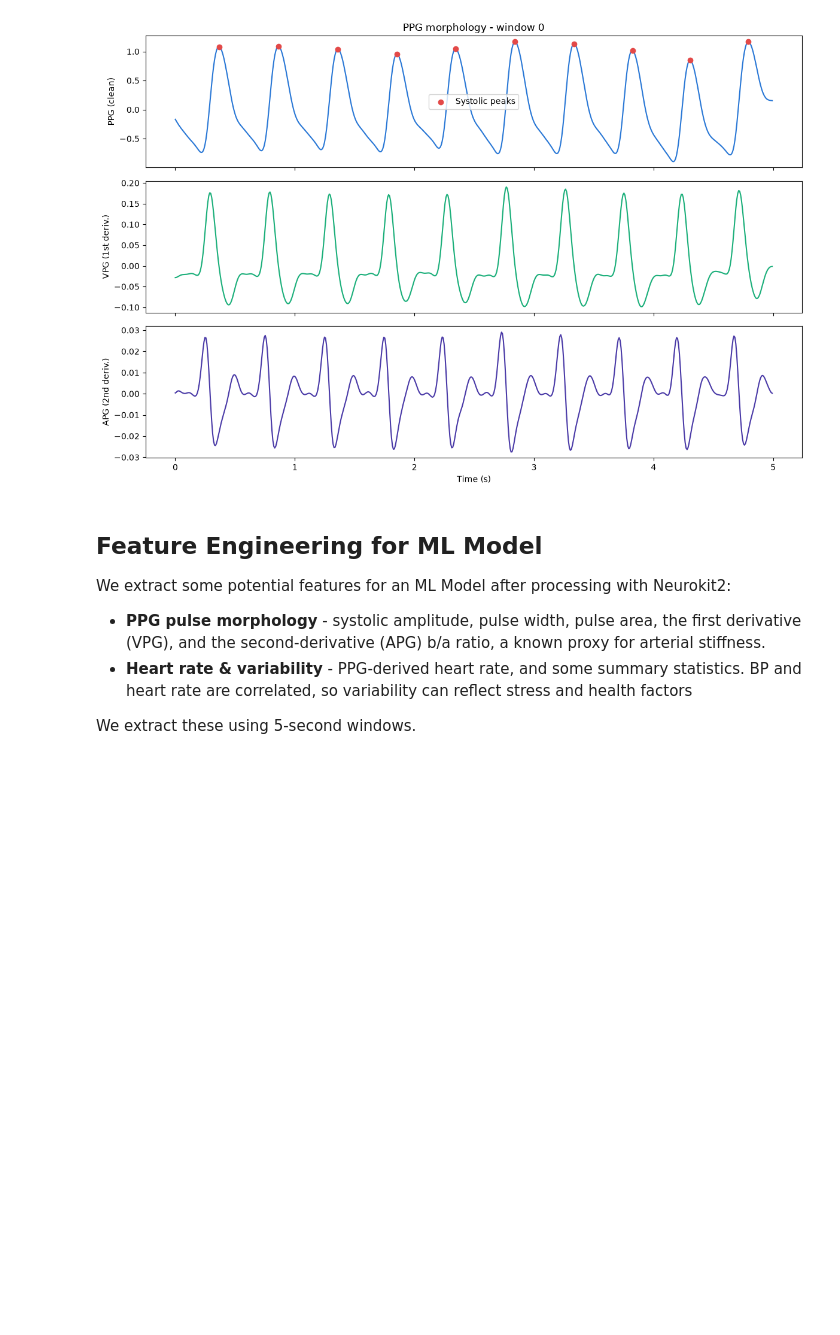
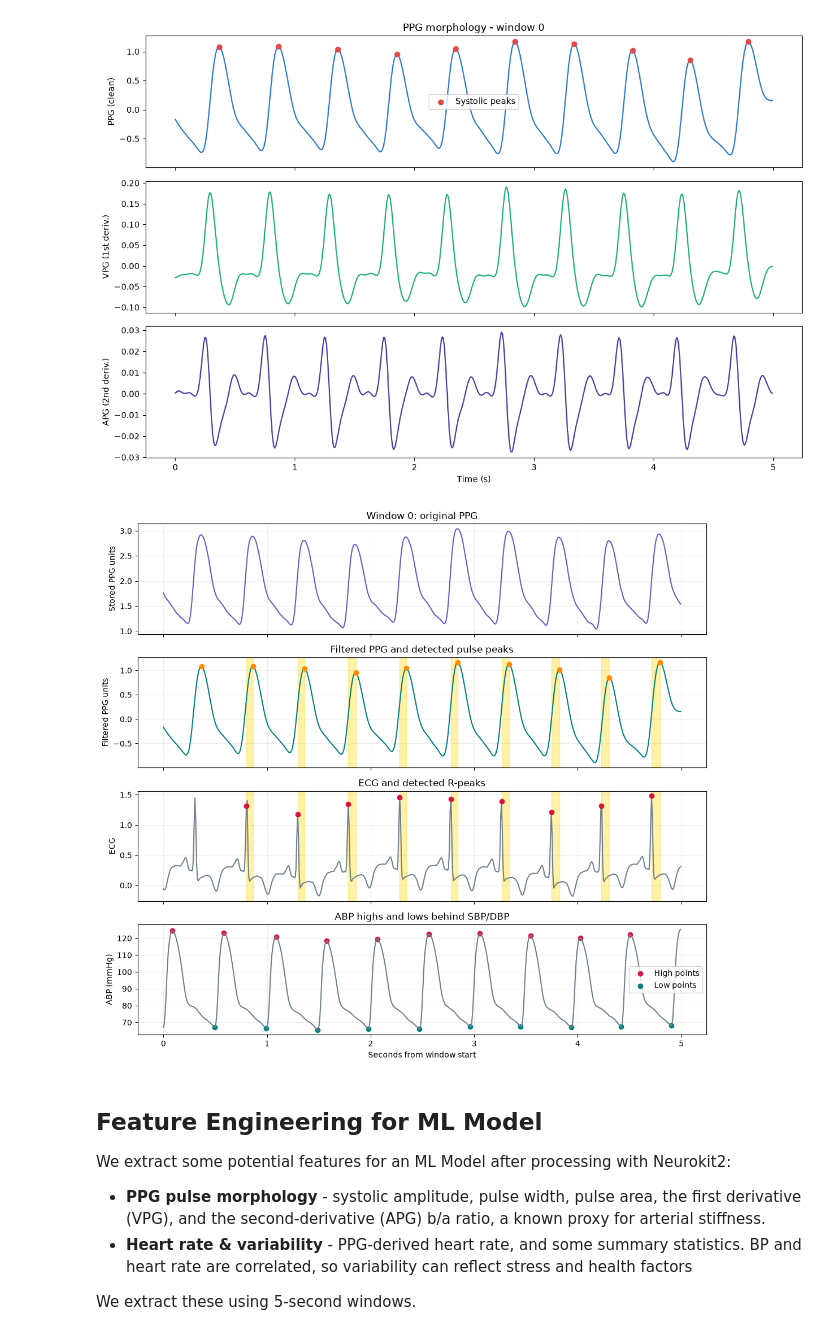
Before and after one commit to Break-Through-Tech/Microsoft-1C-educational-blood-pressure-estimation, a Jupyter notebook: notebooks/data_exploration.ipynb, the cells around one changed output. Cells and saved outputs as stored; diff of their text form; code cells hidden in the pictures; blank space fills up the shorter version.

```diff
--- a/notebooks/data_exploration.ipynb
+++ b/notebooks/data_exploration.ipynb
@@ -313,6 +463,44 @@ plt.tight_layout()
 plt.show()
 # %% [output]
 [figure]
+# %%
+# Check the detected peaks against the signals for one window
+# Change idx to look at another window. Gold bands = PTT (R-peak -> next PPG peak).
+idx = 0
+ppg_sig, ppg_info = nk.ppg_process(ppg[idx], sampling_rate=sample_size)
+ecg_sig, ecg_info = nk.ecg_process(ecg[idx], sampling_rate=sample_size)
+cleaned = ppg_sig['PPG_Clean'].values
+selected = np.asarray(ppg_info['PPG_Peaks'], dtype=int)
+r_peaks = np.asarray(ecg_info['ECG_R_Peaks'], dtype=int)
+highs, _ = find_peaks(bp[idx], distance=round(0.40 * sample_size))
+lows, _ = find_peaks(-bp[idx], distance=round(0.40 * sample_size))
+time = np.arange(window_size) / sample_size
+
+fig, axes = plt.subplots(4, 1, figsize=(11, 10), sharex=True)
+axes[0].plot(time, ppg[idx], color="slateblue")
+axes[0].set(ylabel="Stored PPG units", title=f"Window {idx}: original PPG")
+axes[1].plot(time, cleaned, color="teal")
+axes[1].scatter(selected / sample_size, cleaned[selected], color="darkorange", zorder=3)
+axes[1].set(ylabel="Filtered PPG units", title="Filtered PPG and detected pulse peaks")
+axes[2].plot(time, ecg[idx], color="slategray")
+axes[2].scatter(r_peaks / sample_size, ecg[idx][r_peaks], color="crimson", zorder=3)
+axes[2].set(ylabel="ECG", title="ECG and detected R-peaks")
+axes[3].plot(time, bp[idx], color="slategray")
+axes[3].scatter(highs / sample_size, bp[idx][highs], color="crimson", label="High points")
+axes[3].scatter(lows / sample_size, bp[idx][lows], color="teal", label="Low points")
+axes[3].set(xlabel="Seconds from window start", ylabel="ABP (mmHg)", title="ABP highs and lows behind SBP/DBP")
+axes[3].legend()
+for r in r_peaks:
+    nxt = selected[(selected > r) & (selected < r + int(0.6 * sample_size))]
+    if len(nxt):
+        for ax in (axes[1], axes[2]):
+            ax.axvspan(r / sample_size, nxt[0] / sample_size, color="gold", alpha=0.35)
+for ax in axes:
+    ax.grid(alpha=0.2)
+fig.tight_layout()
+plt.show()
+# %% [output]
+[figure, added]
 # %% [markdown]
 ## Feature Engineering for ML Model
 
```
Also changed, not shown: parts of 20 cells of this notebook, 1 other file.
